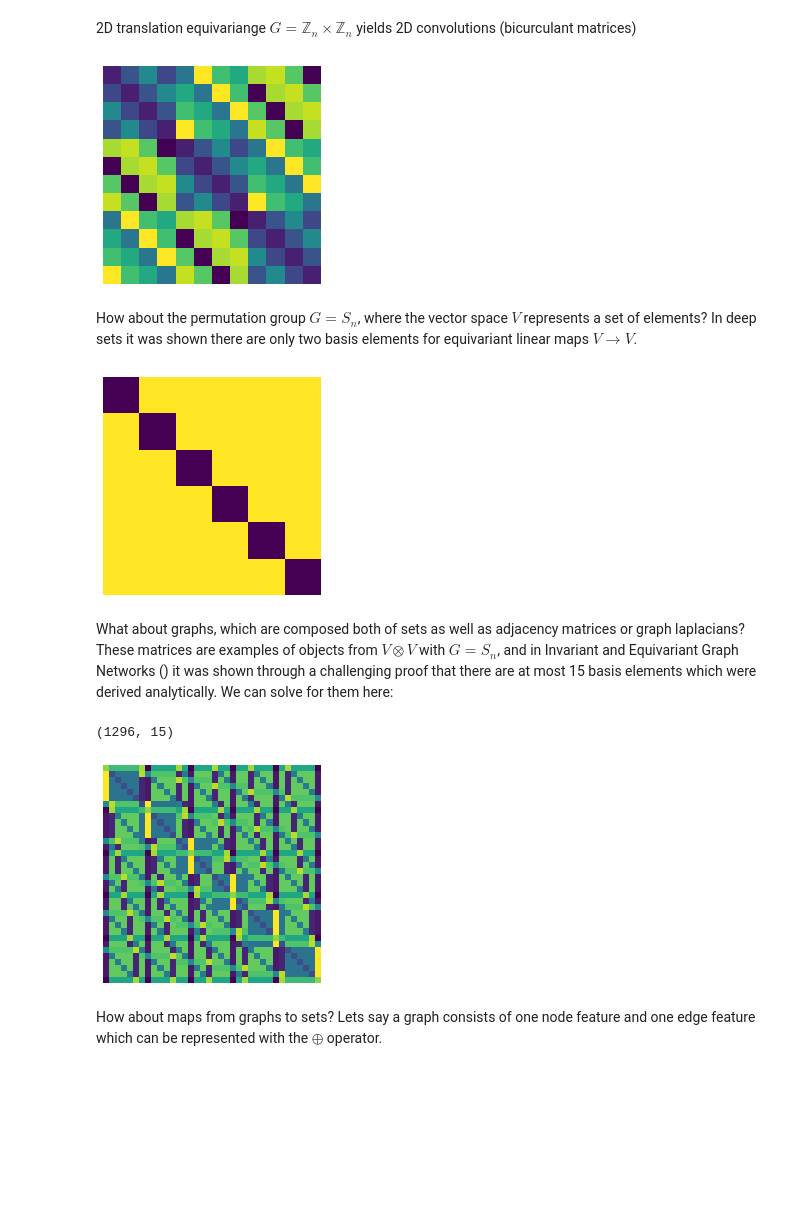
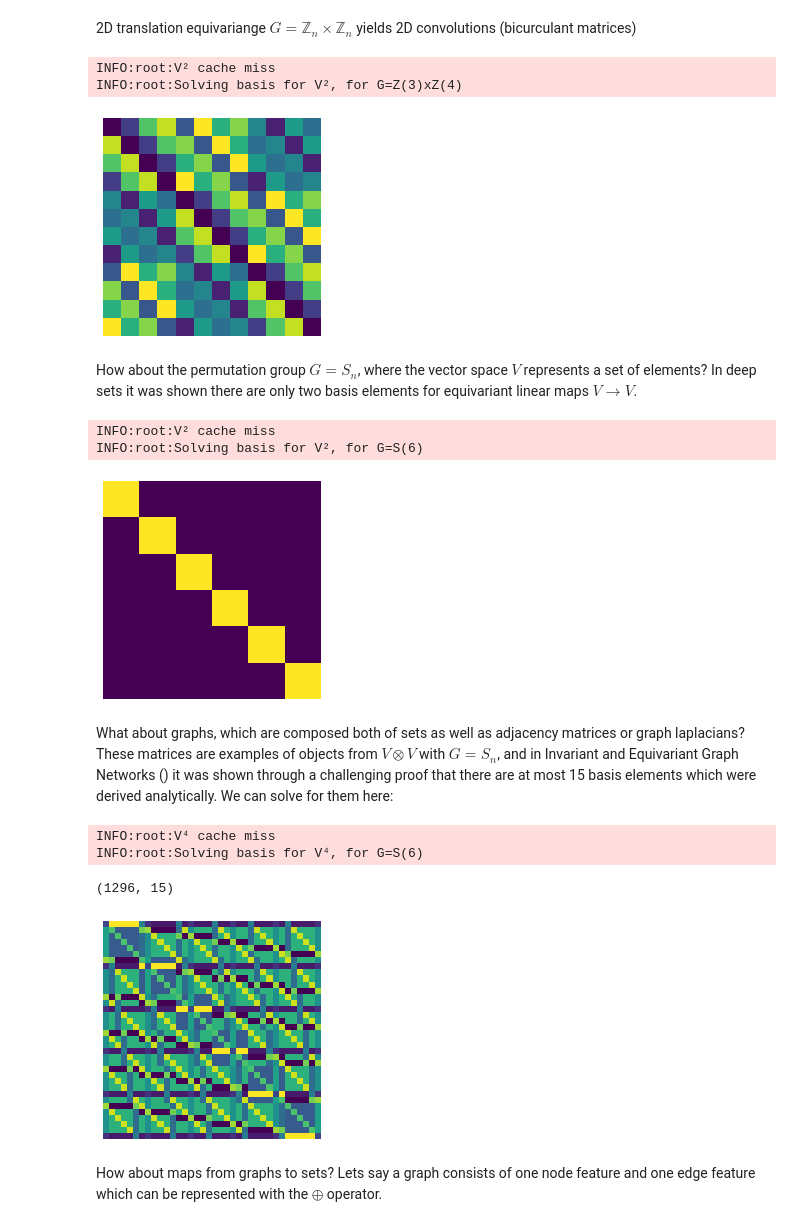
Before and after one commit to mfinzi/equivariant-MLP, a Jupyter notebook: emlp.ipynb, the cells around one changed output. Cells and saved outputs as stored; diff of their text form; code cells hidden in the pictures; blank space fills up the shorter version.

```diff
--- a/emlp.ipynb
+++ b/emlp.ipynb
@@ -92,0 +104,17 @@ However, we provide a utility function to sparsify the basis and visualize the r
+# %%
+import numpy as np
+import matplotlib.pyplot as plt
+from sklearn.cluster import KMeans
+
+def vis_basis(basis,shape,cluster=True):
+  Q=basis@jnp.eye(basis.shape[-1]) # convert to a dense matrix if necessary
+  v = np.random.randn(Q.shape[0])  # sample random vector
+  v = Q@(Q.T@v)                    # project onto equivariant subspace
+  if cluster: # cluster nearby values for better color separation in plot
+    v = KMeans(n_clusters=Q.shape[-1]).fit(v.reshape(-1,1)).labels_
+  plt.imshow(v.reshape(shape))
+  plt.axis('off')
+
+def vis(repin,repout,cluster=True):
+  Q = (repin>>repout).symmetric_basis()
+  vis_basis(Q,(repout.size(),repin.size()),cluster)
@@ -93,30 +127,36 @@ However, we provide a utility function to sparsify the basis and visualize the r
 # %% [markdown]
 2D translation equivariange $G=\mathbb{Z}_n\times \mathbb{Z}_n$ yields 2D convolutions (bicurculant matrices)
 # %%
-G = Z(3)*Z(4)
+G = Z(3)*Z(4) #[Not recommended way of building product groups, there is a faster path described later]
 repin = V(G)
 repout = V(G)
-(repin>>repout).visualize(repout.size(),repin.size())
+vis(repin,repout)
 # %% [output]
+INFO:root:V² cache miss
+INFO:root:Solving basis for V², for G=Z(3)xZ(4)
-[figure, old version]
+[figure, new version]
 # %% [markdown]
 How about the permutation group $G=S_n$, where the vector space $V$ represents a set of elements? In deep sets it was shown there are only two basis elements for equivariant linear maps $V\rightarrow V$.
 # %%
 repin = V(S(6))
 repout = V(S(6))
-(repin>>repout).visualize(repout.size(),repin.size())
+vis(repin,repout)
 # %% [output]
+INFO:root:V² cache miss
+INFO:root:Solving basis for V², for G=S(6)
-[figure, old version]
+[figure, new version]
 # %% [markdown]
 What about graphs, which are composed both of sets as well as adjacency matrices or graph laplacians? These matrices are examples of objects from $V\otimes V$ with $G=S_n$, and in Invariant and Equivariant Graph Networks () it was shown through a challenging proof that there are at most 15 basis elements which were derived analytically. We can solve for them here:
 # %%
 repin = V(S(6))**2
 repout = V(S(6))**2
+vis(repin,repout)
 print((repin>>repout).symmetric_basis().shape)
-(repin>>repout).visualize(repout.size(),repin.size())
 # %% [output]
-(1296, 15)
+INFO:root:V⁴ cache miss
+INFO:root:Solving basis for V⁴, for G=S(6)
+(1296, 15)
-[figure, old version]
+[figure, new version]
 # %% [markdown]
 How about maps from graphs to sets? Lets say a graph consists of one node feature and one edge feature which can be represented with the $\oplus$ operator.
 # %%
```
Also changed, not shown: parts of 25 cells of this notebook.
